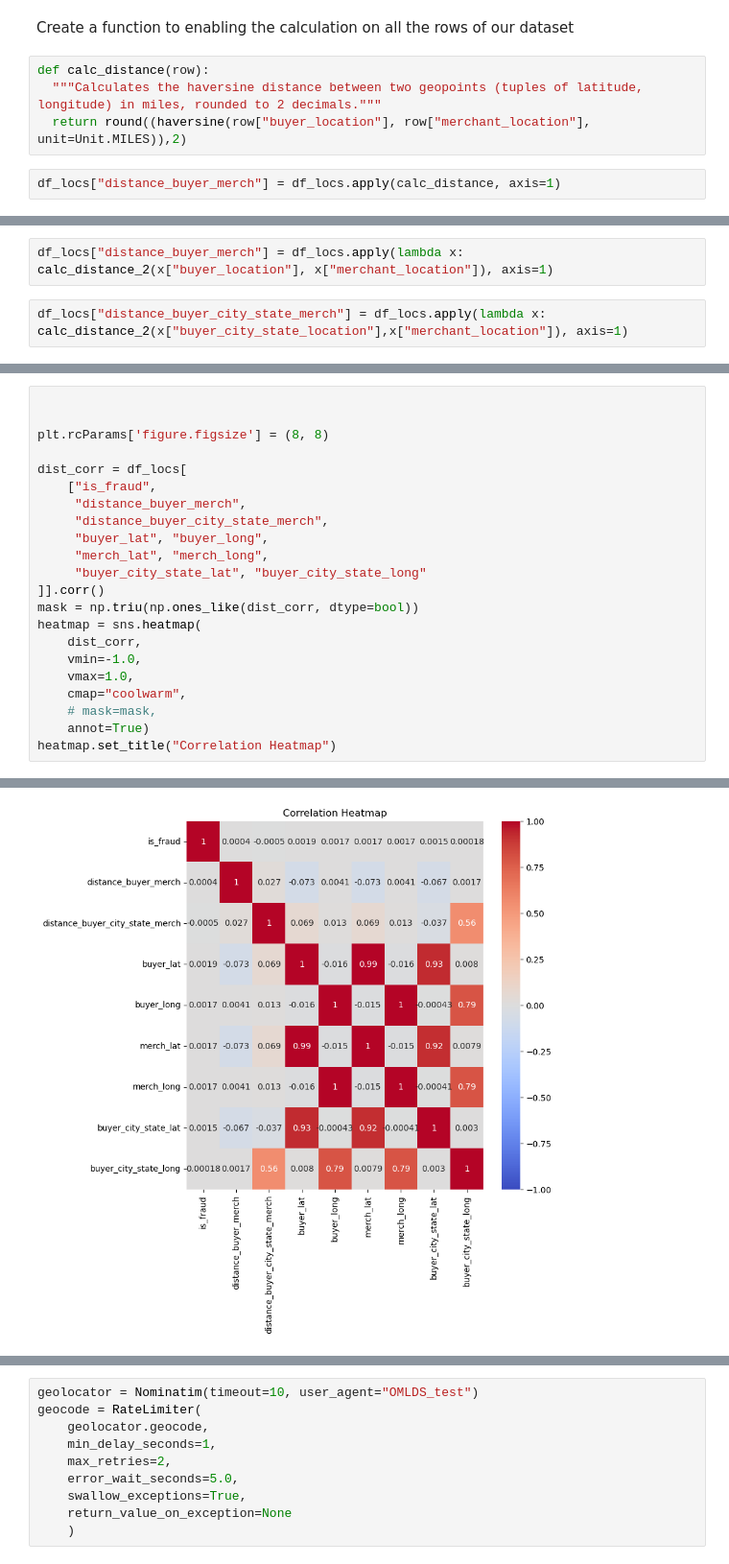
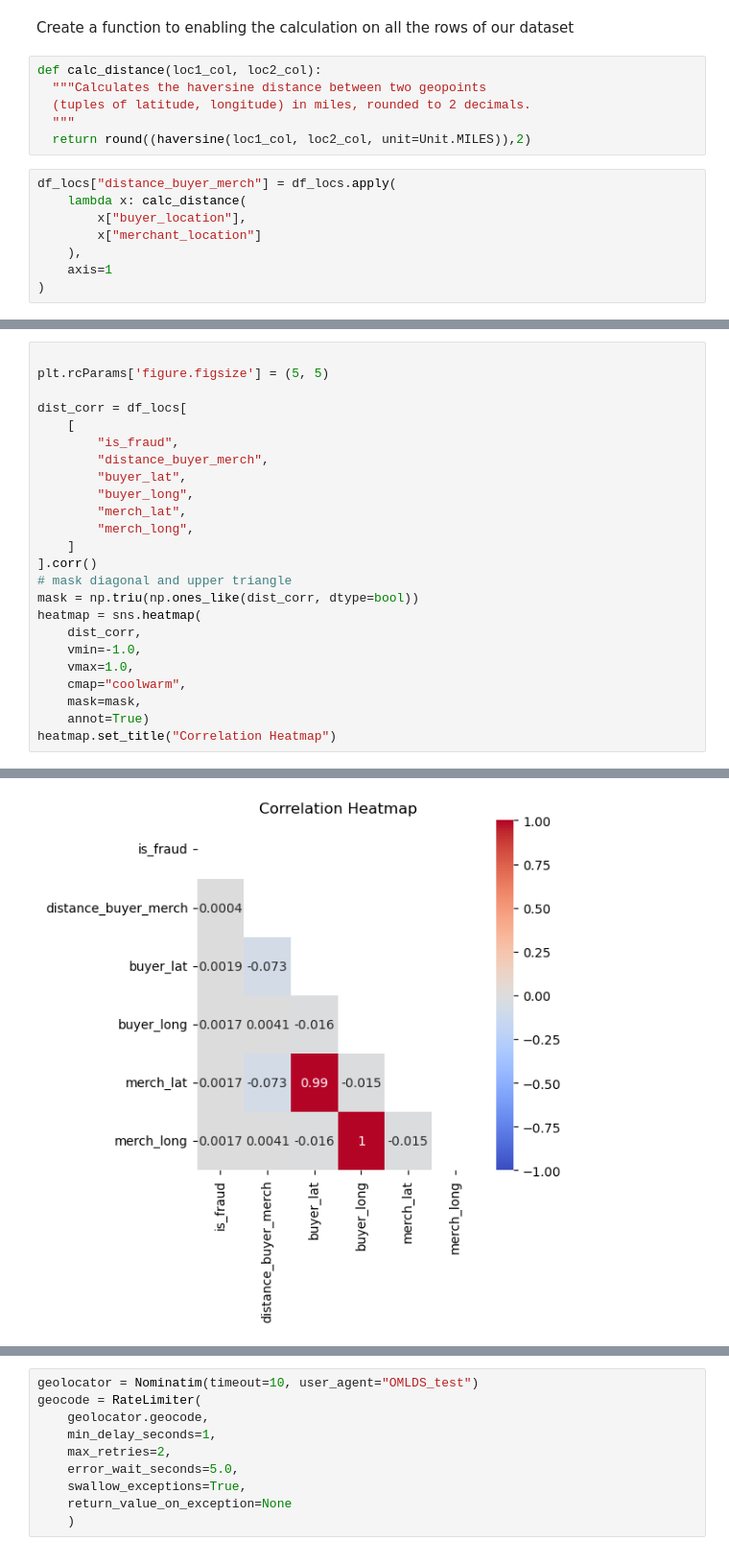
Before and after one commit to OMLDS/OMLDS_ML_Project_2023, a Jupyter notebook: notebooks/feature_eng_distance.ipynb, the cells around one changed output, grey strips where cells are left out. Shown at 96% size. Cells and saved outputs as stored; diff of their text form.

Commit message:
Distance:  and example engineered feature

```diff
--- a/notebooks/feature_eng_distance.ipynb
+++ b/notebooks/feature_eng_distance.ipynb
@@ -173,8 +120,16 @@ memory usage: 178.1+ MB
 # %% [markdown]
 Create a function to enabling the calculation on all the rows of our dataset
 # %%
-def calc_distance(row):
-  """Calculates the haversine distance between two geopoints (tuples of latitude, longitude) in miles, rounded to 2 decimals."""
-  return round((haversine(row["buyer_location"], row["merchant_location"], unit=Unit.MILES)),2)
+def calc_distance(loc1_col, loc2_col):
+  """Calculates the haversine distance between two geopoints
+  (tuples of latitude, longitude) in miles, rounded to 2 decimals.
+  """
+  return round((haversine(loc1_col, loc2_col, unit=Unit.MILES)),2)
 # %%
-df_locs["distance_buyer_merch"] = df_locs.apply(calc_distance, axis=1)
+df_locs["distance_buyer_merch"] = df_locs.apply(
+    lambda x: calc_distance(
+        x["buyer_location"],
+        x["merchant_location"]
+    ),
+    axis=1
+)
@@ -185,7 +136,3 @@ def calc_distance_2(loc1_col, loc2_col):
-# %%
-df_locs["distance_buyer_merch"] = df_locs.apply(lambda x: calc_distance_2(x["buyer_location"], x["merchant_location"]), axis=1)
-# %%
-df_locs["distance_buyer_city_state_merch"] = df_locs.apply(lambda x: calc_distance_2(x["buyer_city_state_location"],x["merchant_location"]), axis=1)
 # %%
 df_locs.head()
 # %% [output]
@@ -207,25 +151,27 @@ array([[<Axes: title={'center': 'distance_buyer_merch'}>,
 # %%
 
-
-plt.rcParams['figure.figsize'] = (8, 8)
+plt.rcParams['figure.figsize'] = (5, 5)
 
 dist_corr = df_locs[
-    ["is_fraud",
-     "distance_buyer_merch",
-     "distance_buyer_city_state_merch",
-     "buyer_lat", "buyer_long",
-     "merch_lat", "merch_long",
-     "buyer_city_state_lat", "buyer_city_state_long"
-]].corr()
+    [
+        "is_fraud",
+        "distance_buyer_merch",
+        "buyer_lat",
+        "buyer_long",
+        "merch_lat",
+        "merch_long",
+    ]
+].corr()
+# mask diagonal and upper triangle
 mask = np.triu(np.ones_like(dist_corr, dtype=bool))
 heatmap = sns.heatmap(
     dist_corr,
     vmin=-1.0,
     vmax=1.0,
     cmap="coolwarm",
-    # mask=mask,
+    mask=mask,
     annot=True)
 heatmap.set_title("Correlation Heatmap")
 # %% [output]
 Text(0.5, 1.0, 'Correlation Heatmap')
-[figure, old version]
+[figure, new version]
```
Also changed, not shown: parts of 100 cells of this notebook.
